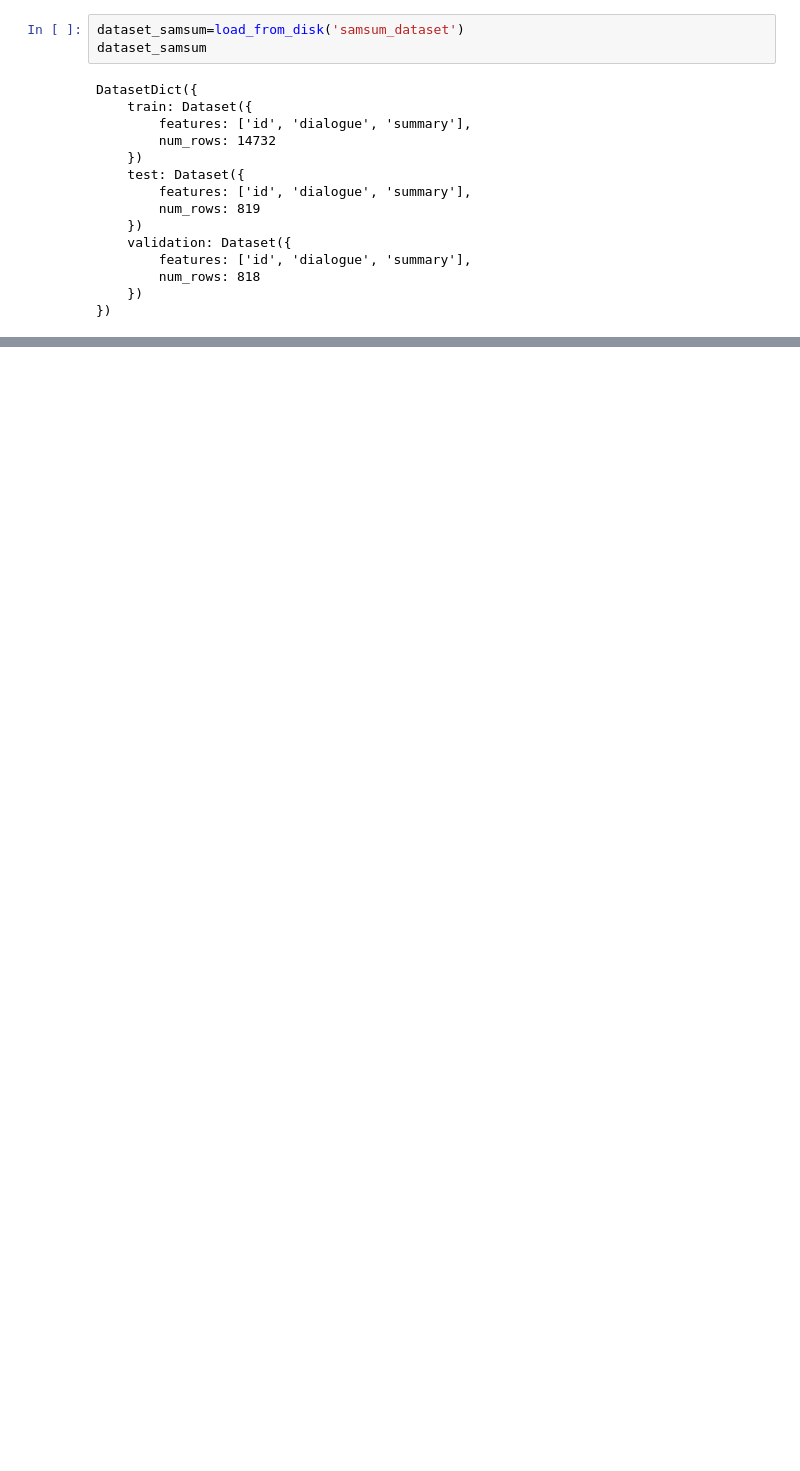
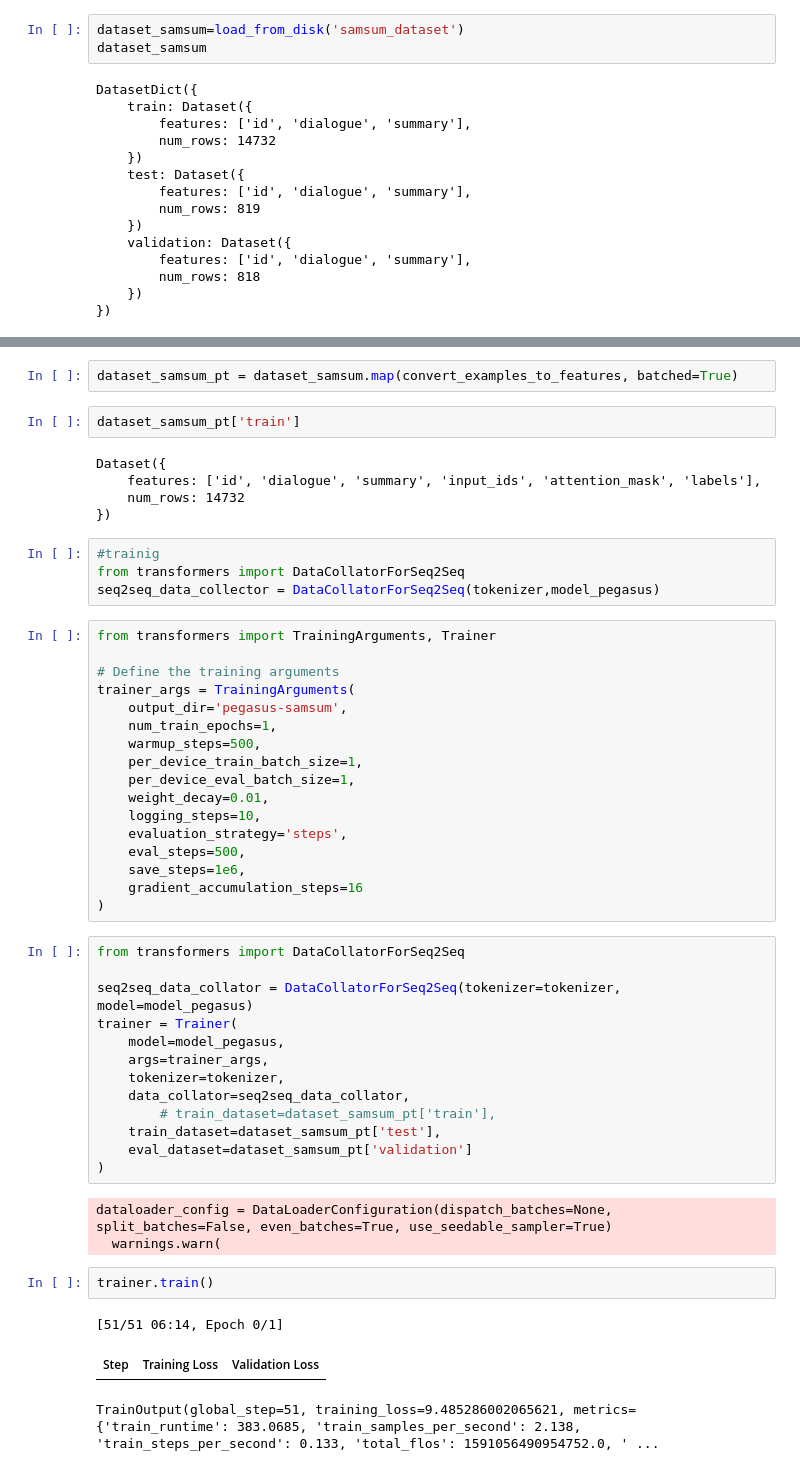
Before and after one commit to kaniyamudhan/Text-Summaraizer-Project, a Jupyter notebook: text_sumaries.ipynb, the cells around one changed output, grey strips where cells are left out. Cells and saved outputs as stored; diff of their text form; blank space fills up the shorter version.

```diff
--- a/text_sumaries.ipynb
+++ b/text_sumaries.ipynb
@@ -148,0 +167,52 @@ Emma and Rob love the advent calendar. Lauren fits inside calendar various items
+# %%
+dataset_samsum_pt = dataset_samsum.map(convert_examples_to_features, batched=True)
+# %%
+dataset_samsum_pt['train']
+# %% [output]
+Dataset({
+    features: ['id', 'dialogue', 'summary', 'input_ids', 'attention_mask', 'labels'],
+    num_rows: 14732
+})
+# %%
+#trainig
+from transformers import DataCollatorForSeq2Seq
+seq2seq_data_collector = DataCollatorForSeq2Seq(tokenizer,model_pegasus)
+# %%
+from transformers import TrainingArguments, Trainer
+
+# Define the training arguments
+trainer_args = TrainingArguments(
+    output_dir='pegasus-samsum',
+    num_train_epochs=1,
+    warmup_steps=500,
+    per_device_train_batch_size=1,
+    per_device_eval_batch_size=1,
+    weight_decay=0.01,
+    logging_steps=10,
+    evaluation_strategy='steps',
+    eval_steps=500,
+    save_steps=1e6,
+    gradient_accumulation_steps=16
+)
+# %%
+from transformers import DataCollatorForSeq2Seq
+
+seq2seq_data_collator = DataCollatorForSeq2Seq(tokenizer=tokenizer, model=model_pegasus)
+trainer = Trainer(
+    model=model_pegasus,
+    args=trainer_args,
+    tokenizer=tokenizer,
+    data_collator=seq2seq_data_collator,
+        # train_dataset=dataset_samsum_pt['train'],
+    train_dataset=dataset_samsum_pt['test'],
+    eval_dataset=dataset_samsum_pt['validation']
+)
+# %% [output]
+dataloader_config = DataLoaderConfiguration(dispatch_batches=None, split_batches=False, even_batches=True, use_seedable_sampler=True)
+  warnings.warn(
+# %%
+trainer.train()
+# %% [output]
+[51/51 06:14, Epoch 0/1]
+| Step | Training Loss | Validation Loss |
+TrainOutput(global_step=51, training_loss=9.485286002065621, metrics={'train_runtime': 383.0685, 'train_samples_per_second': 2.138, 'train_steps_per_second': 0.133, 'total_flos': 1591056490954752.0, ' ...
```
Also changed, not shown: parts of 16 cells of this notebook.
